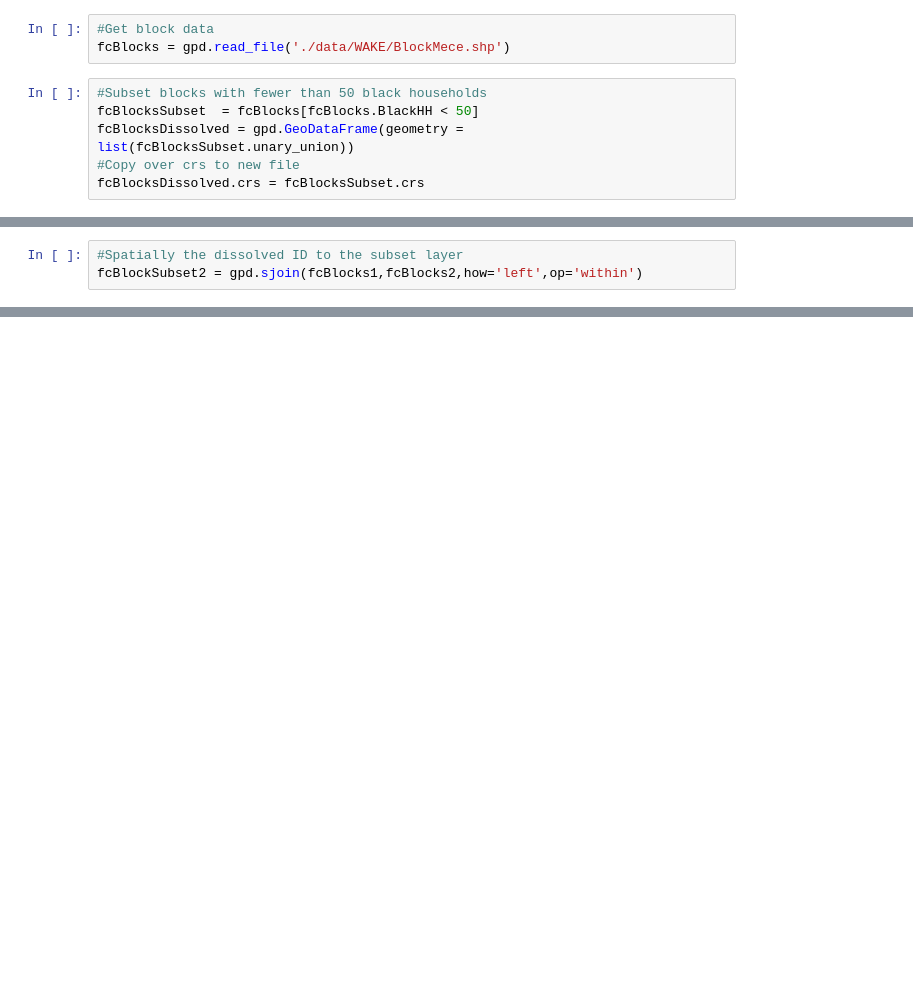
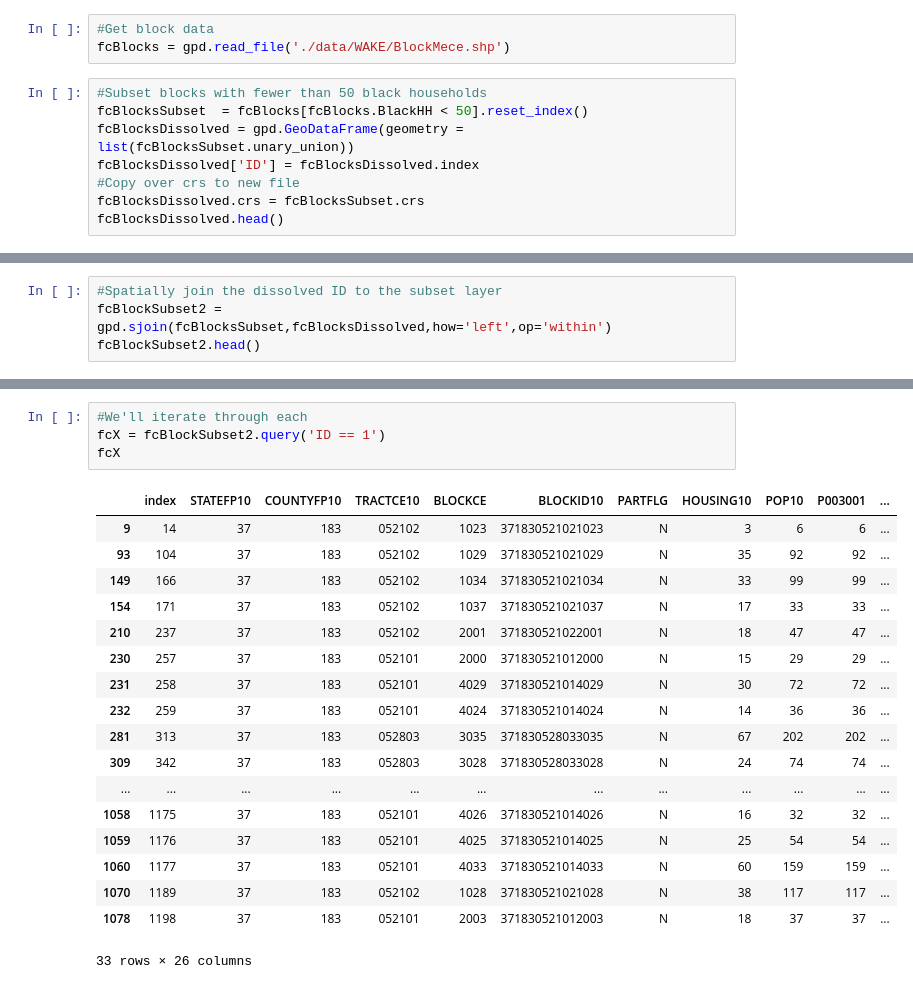
Before and after one commit to johnpfay/WakeVoter, a Jupyter notebook: Group-Blocks.ipynb, the cells around one changed output, grey strips where cells are left out. Saved outputs shown, nothing was run; the diff lists cells and outputs as text; blank space fills up the shorter version.

```diff
--- a/Group-Blocks.ipynb
+++ b/Group-Blocks.ipynb
@@ -6,7 +9,9 @@ import geopandas as gpd
 fcBlocks = gpd.read_file('./data/WAKE/BlockMece.shp')
 # %%
 #Subset blocks with fewer than 50 black households
-fcBlocksSubset  = fcBlocks[fcBlocks.BlackHH < 50]
+fcBlocksSubset  = fcBlocks[fcBlocks.BlackHH < 50].reset_index()
 fcBlocksDissolved = gpd.GeoDataFrame(geometry = list(fcBlocksSubset.unary_union))
+fcBlocksDissolved['ID'] = fcBlocksDissolved.index
 #Copy over crs to new file
 fcBlocksDissolved.crs = fcBlocksSubset.crs
+fcBlocksDissolved.head()
@@ -13,3 +25,4 @@ fcBlocksDissolved.crs = fcBlocksSubset.crs
 # %%
-#Spatially the dissolved ID to the subset layer
-fcBlockSubset2 = gpd.sjoin(fcBlocks1,fcBlocks2,how='left',op='within')
+#Spatially join the dissolved ID to the subset layer
+fcBlockSubset2 = gpd.sjoin(fcBlocksSubset,fcBlocksDissolved,how='left',op='within')
+fcBlockSubset2.head()
@@ -20,0 +65,23 @@ dfOut.to_file('./scratch/foo.shp')
+# %%
+#We'll iterate through each
+fcX = fcBlockSubset2.query('ID == 1')
+fcX
+# %% [output]
+|  | index | STATEFP10 | COUNTYFP10 | TRACTCE10 | BLOCKCE | BLOCKID10 | PARTFLG | HOUSING10 | POP10 | P003001 | ... |
+| 9 | 14 | 37 | 183 | 052102 | 1023 | 371830521021023 | N | 3 | 6 | 6 | ... |
+| 93 | 104 | 37 | 183 | 052102 | 1029 | 371830521021029 | N | 35 | 92 | 92 | ... |
+| 149 | 166 | 37 | 183 | 052102 | 1034 | 371830521021034 | N | 33 | 99 | 99 | ... |
+| 154 | 171 | 37 | 183 | 052102 | 1037 | 371830521021037 | N | 17 | 33 | 33 | ... |
+| 210 | 237 | 37 | 183 | 052102 | 2001 | 371830521022001 | N | 18 | 47 | 47 | ... |
+| 230 | 257 | 37 | 183 | 052101 | 2000 | 371830521012000 | N | 15 | 29 | 29 | ... |
+| 231 | 258 | 37 | 183 | 052101 | 4029 | 371830521014029 | N | 30 | 72 | 72 | ... |
+| 232 | 259 | 37 | 183 | 052101 | 4024 | 371830521014024 | N | 14 | 36 | 36 | ... |
+| 281 | 313 | 37 | 183 | 052803 | 3035 | 371830528033035 | N | 67 | 202 | 202 | ... |
+| 309 | 342 | 37 | 183 | 052803 | 3028 | 371830528033028 | N | 24 | 74 | 74 | ... |
+| ... | ... | ... | ... | ... | ... | ... | ... | ... | ... | ... | ... |
+| 1058 | 1175 | 37 | 183 | 052101 | 4026 | 371830521014026 | N | 16 | 32 | 32 | ... |
+| 1059 | 1176 | 37 | 183 | 052101 | 4025 | 371830521014025 | N | 25 | 54 | 54 | ... |
+| 1060 | 1177 | 37 | 183 | 052101 | 4033 | 371830521014033 | N | 60 | 159 | 159 | ... |
+| 1070 | 1189 | 37 | 183 | 052102 | 1028 | 371830521021028 | N | 38 | 117 | 117 | ... |
+| 1078 | 1198 | 37 | 183 | 052101 | 2003 | 371830521012003 | N | 18 | 37 | 37 | ... |
+33 rows × 26 columns
```
Also changed, not shown: parts of 7 cells of this notebook.
